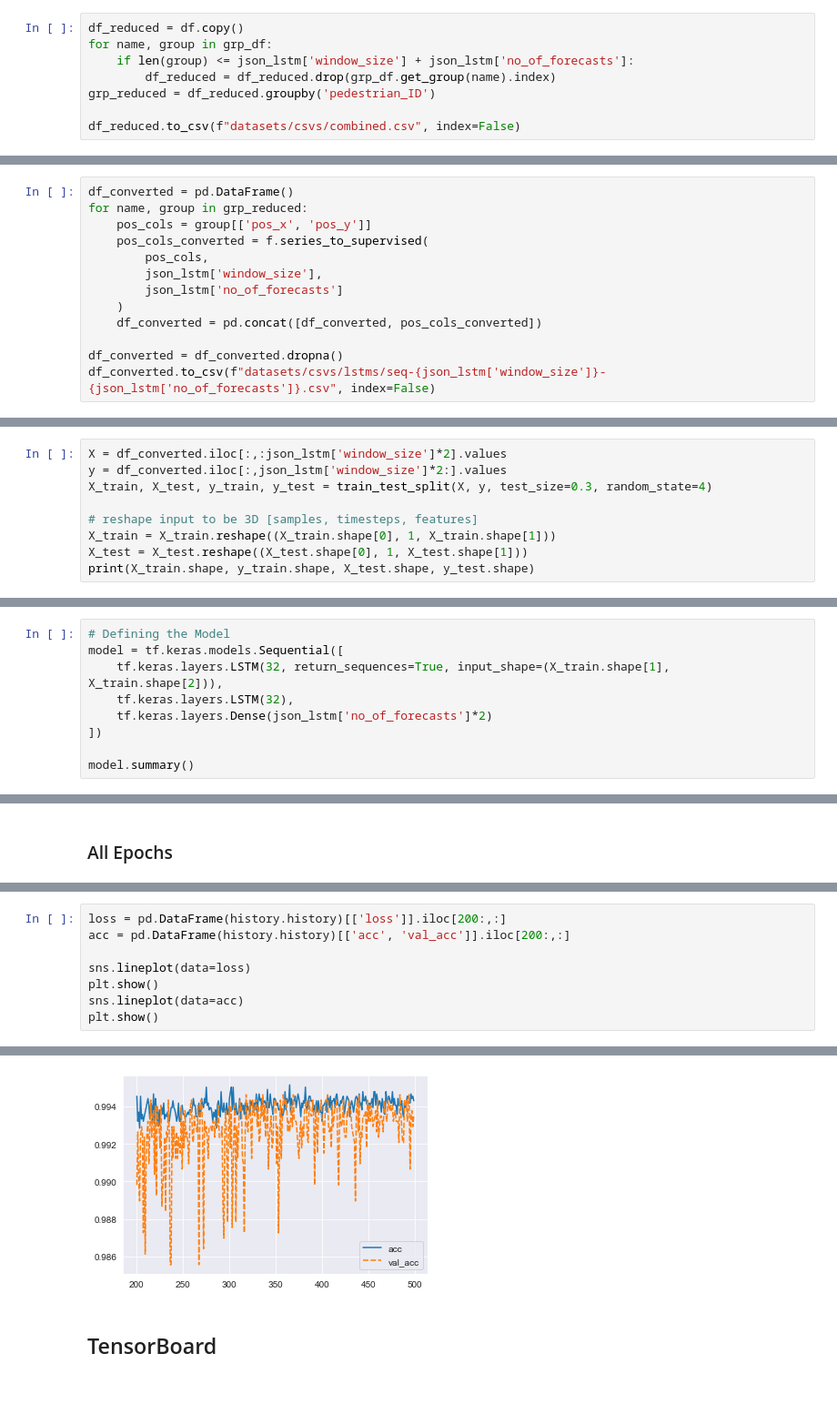
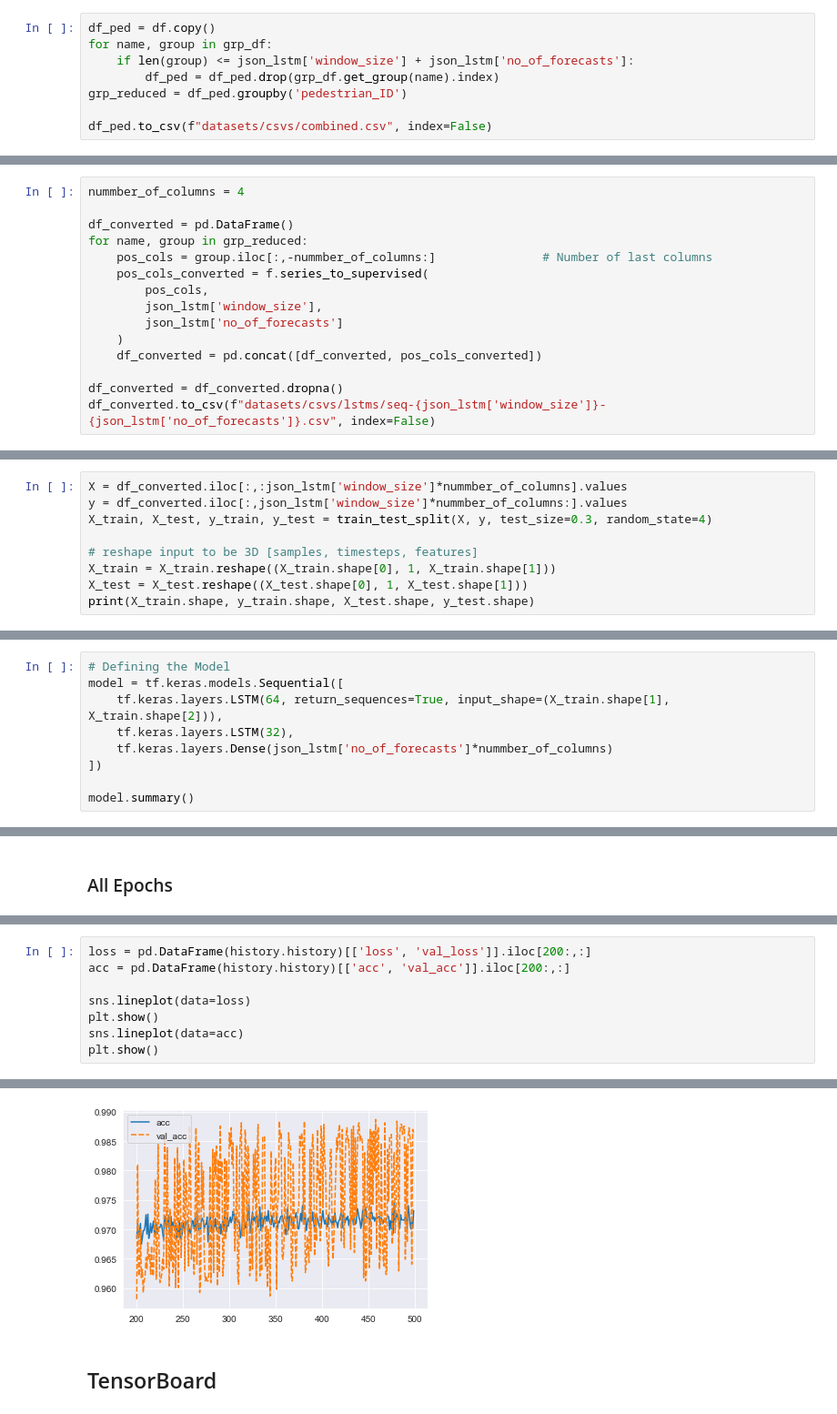
Before and after one commit to laukikk/Pedestrian-Traject-Prediction, a Jupyter notebook: Model.ipynb, the cells around one changed output, grey strips where cells are left out. Shown: that part at 91% size. Saved outputs shown, nothing was run; the diff lists cells and outputs as text; blank space fills up the shorter version.

```diff
--- a/Model.ipynb
+++ b/Model.ipynb
@@ -96,10 +86,10 @@ print(len(length))
 750
 [figure]
 # %%
-df_reduced = df.copy()
+df_ped = df.copy()
 for name, group in grp_df:
     if len(group) <= json_lstm['window_size'] + json_lstm['no_of_forecasts']:
-        df_reduced = df_reduced.drop(grp_df.get_group(name).index)
-grp_reduced = df_reduced.groupby('pedestrian_ID')
+        df_ped = df_ped.drop(grp_df.get_group(name).index)
+grp_reduced = df_ped.groupby('pedestrian_ID')
 
-df_reduced.to_csv(f"datasets/csvs/combined.csv", index=False)
+df_ped.to_csv(f"datasets/csvs/combined.csv", index=False)
@@ -106,7 +98,9 @@ df_reduced.to_csv(f"datasets/csvs/combined.csv", index=False)
 # %%
+nummber_of_columns = 4
+
 df_converted = pd.DataFrame()
 for name, group in grp_reduced:
-    pos_cols = group[['pos_x', 'pos_y']]
+    pos_cols = group.iloc[:,-nummber_of_columns:]               # Number of last columns
     pos_cols_converted = f.series_to_supervised(
         pos_cols,
         json_lstm['window_size'],
@@ -123,6 +115,6 @@ df_converted.to_csv(f"datasets/csvs/lstms/seq-{json_lstm['window_size']}-{json_l
 # %%
-X = df_converted.iloc[:,:json_lstm['window_size']*2].values
-y = df_converted.iloc[:,json_lstm['window_size']*2:].values
+X = df_converted.iloc[:,:json_lstm['window_size']*nummber_of_columns].values
+y = df_converted.iloc[:,json_lstm['window_size']*nummber_of_columns:].values
 X_train, X_test, y_train, y_test = train_test_split(X, y, test_size=0.3, random_state=4)
 
 # reshape input to be 3D [samples, timesteps, features]
@@ -134,9 +126,9 @@ print(X_train.shape, y_train.shape, X_test.shape, y_test.shape)
 # %%
 # Defining the Model
 model = tf.keras.models.Sequential([
-    tf.keras.layers.LSTM(32, return_sequences=True, input_shape=(X_train.shape[1], X_train.shape[2])),
+    tf.keras.layers.LSTM(64, return_sequences=True, input_shape=(X_train.shape[1], X_train.shape[2])),
     tf.keras.layers.LSTM(32),
-    tf.keras.layers.Dense(json_lstm['no_of_forecasts']*2)
+    tf.keras.layers.Dense(json_lstm['no_of_forecasts']*nummber_of_columns)
 ])
 
 model.summary()
@@ -221,5 +213,5 @@ plt.show()
 # %%
-loss = pd.DataFrame(history.history)[['loss']].iloc[200:,:]
+loss = pd.DataFrame(history.history)[['loss', 'val_loss']].iloc[200:,:]
 acc = pd.DataFrame(history.history)[['acc', 'val_acc']].iloc[200:,:]
 
 sns.lineplot(data=loss)
@@ -231,4 +223,4 @@ plt.show()
-[figure, old version]
+[figure, new version]
 # %% [markdown]
 ## TensorBoard
 # %%
```
Also changed, not shown: parts of 36 cells of this notebook, 10 other files.
